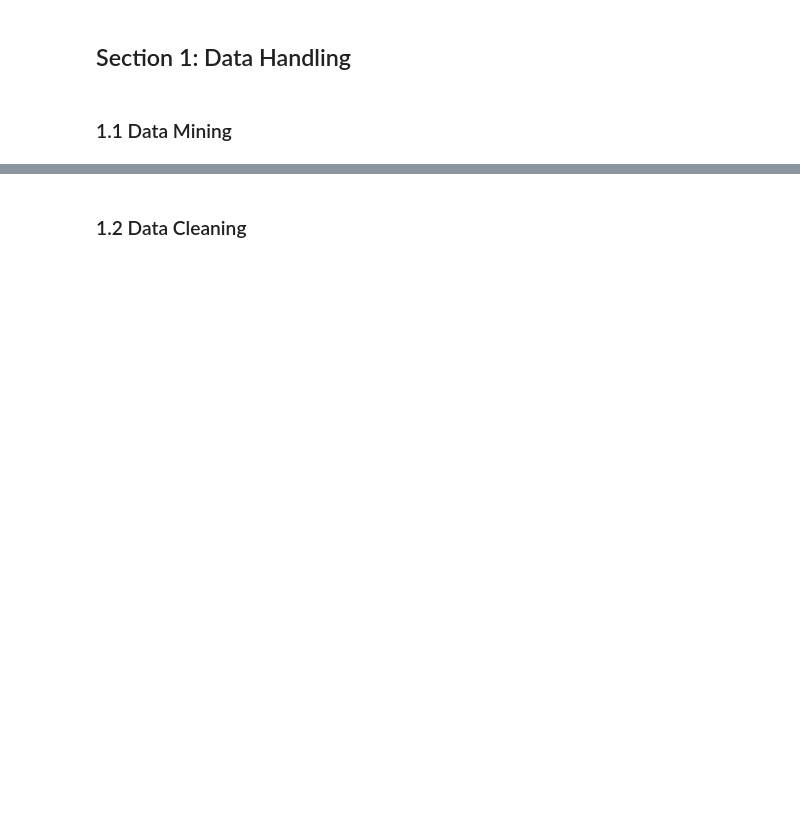
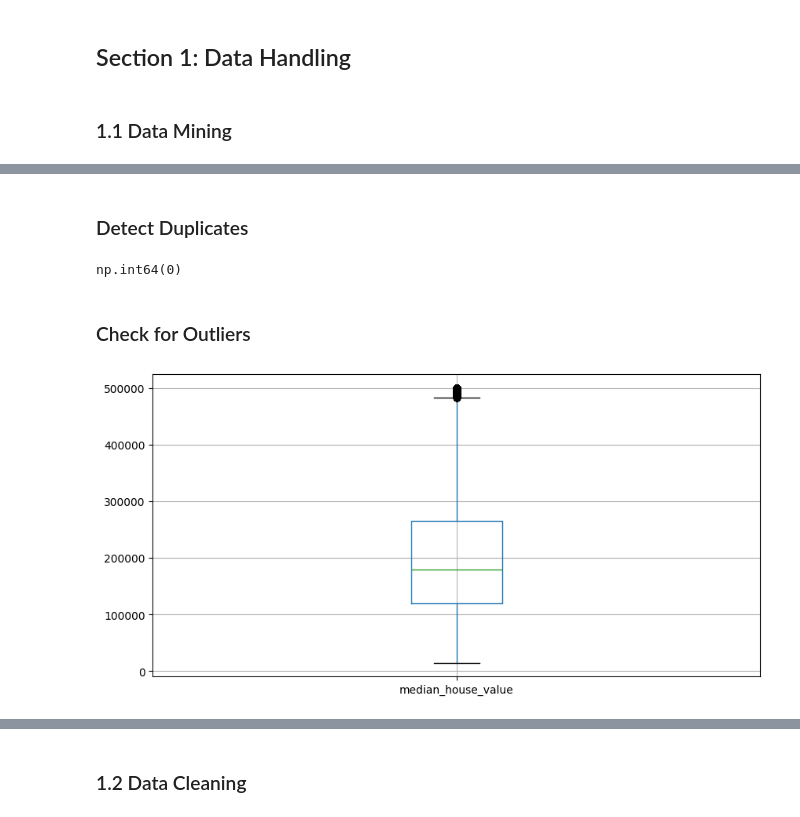
Before and after one commit to iamabdirazak/Price-Predictor, a Jupyter notebook: PricePredictor.ipynb, the cells around one changed output, grey strips where cells are left out. Cells and saved outputs as stored; diff of their text form; code cells hidden in the pictures; blank space fills up the shorter version.

Commit message:
data exploration and cleaning

```diff
--- a/PricePredictor.ipynb
+++ b/PricePredictor.ipynb
@@ -5,2 +7,3 @@
 # %%
 import pandas as pd
+df = pd.read_csv('housing.csv')
@@ -8,0 +73,16 @@ import numpy as np
+# %% [markdown]
+### Detect Duplicates
+# %%
+# Detect Duplicate Rows
+df.duplicated().sum()  # Count the number of duplicate rows in the DataFrame
+# %% [output]
+np.int64(0)
+# %% [markdown]
+### Check for Outliers
+# %%
+import matplotlib.pyplot as plt
+
+df.boxplot(column='median_house_value', figsize=(10, 5))
+plt.show()
+# %% [output]
+[figure, added]
```
Also changed, not shown: parts of 20 cells of this notebook, 1 other file.
